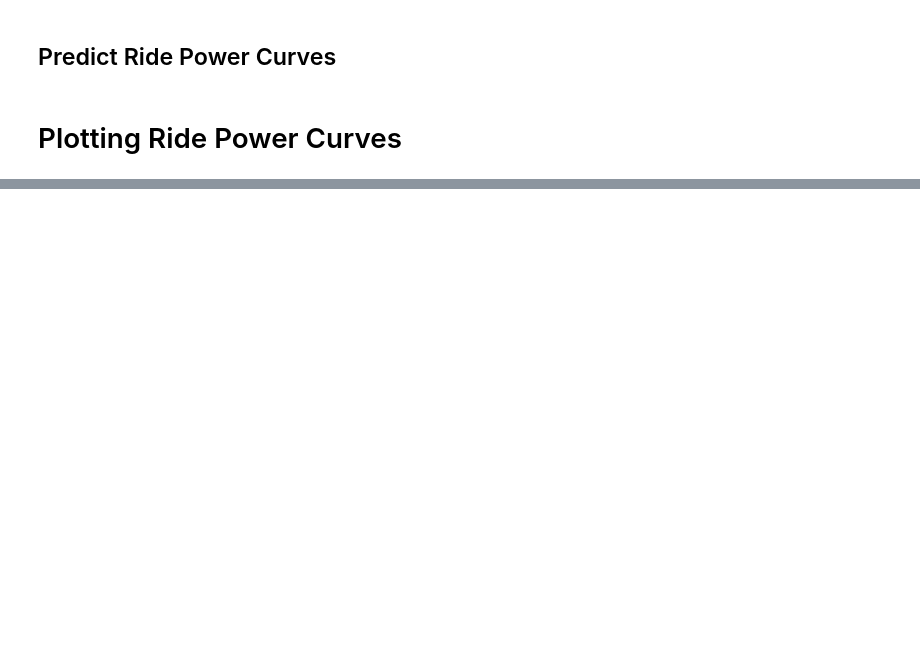
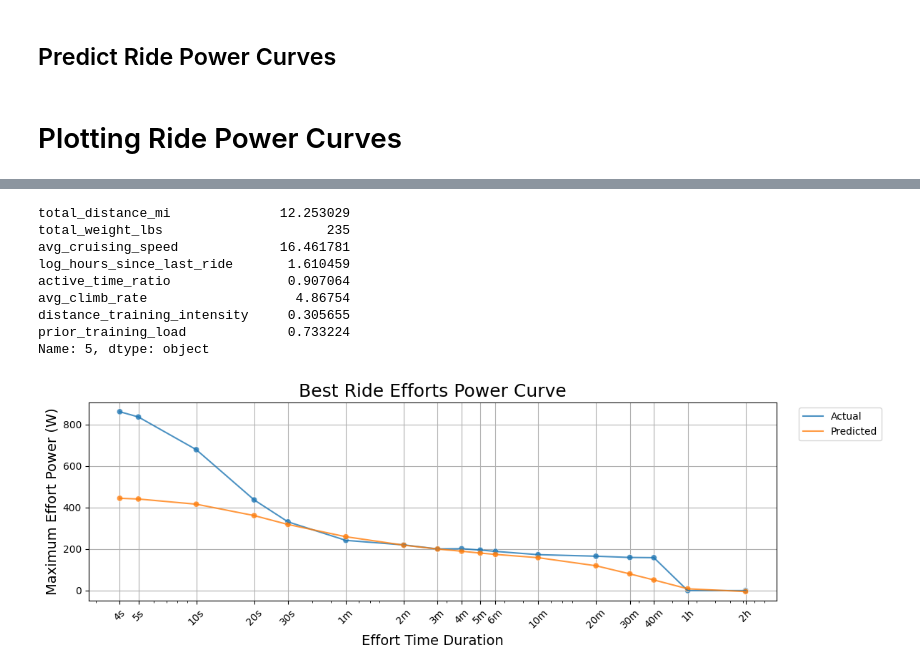
Before and after one commit to ericbauer55/bike-fitness-tracking, a Jupyter notebook: notebooks/4_Evaluation/1_error_contextualization.ipynb, the cells around one changed output, grey strips where cells are left out. Cells and saved outputs as stored; diff of their text form; code cells hidden in the pictures; blank space fills up the shorter version.

```diff
--- a/notebooks/4_Evaluation/1_error_contextualization.ipynb
+++ b/notebooks/4_Evaluation/1_error_contextualization.ipynb
@@ -185,0 +209,15 @@ plot_summary_power_curves(df_compare3, show_best_cyclist_curve=False, show_ride_
+# %%
+INDEX_K = 5
+df_compare = generate_kth_ride_comparison(df_test, df_test_prepped, INDEX_K, feature_cols, target_cols, model_RC)
+plot_summary_power_curves(df_compare, show_best_cyclist_curve=False, show_ride_id_labels=True)
+# %% [output]
+total_distance_mi              12.253029
+total_weight_lbs                     235
+avg_cruising_speed             16.461781
+log_hours_since_last_ride       1.610459
+active_time_ratio               0.907064
+avg_climb_rate                   4.86754
+distance_training_intensity     0.305655
+prior_training_load             0.733224
+Name: 5, dtype: object
+[figure, added]
```
Also changed, not shown: parts of 12 cells of this notebook.
